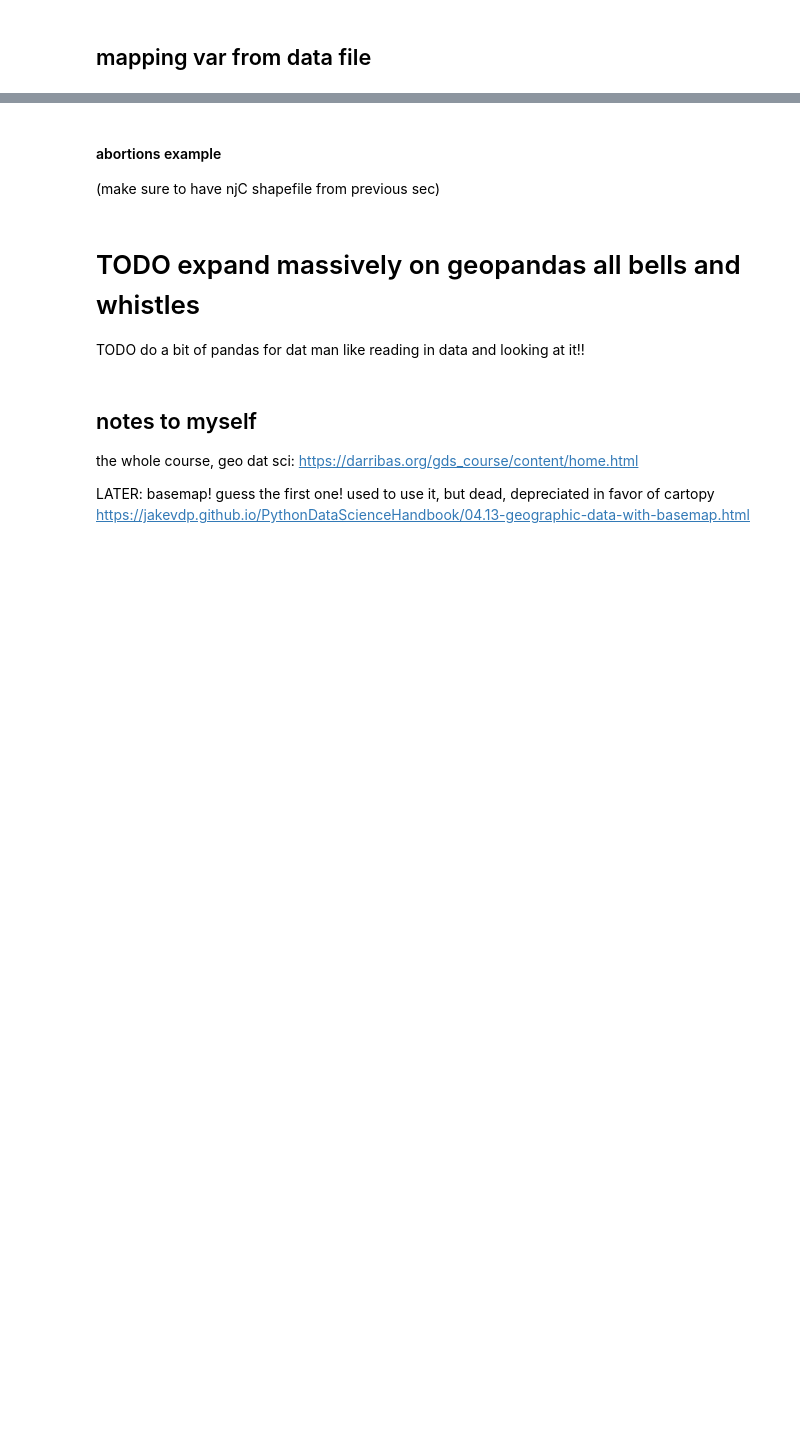
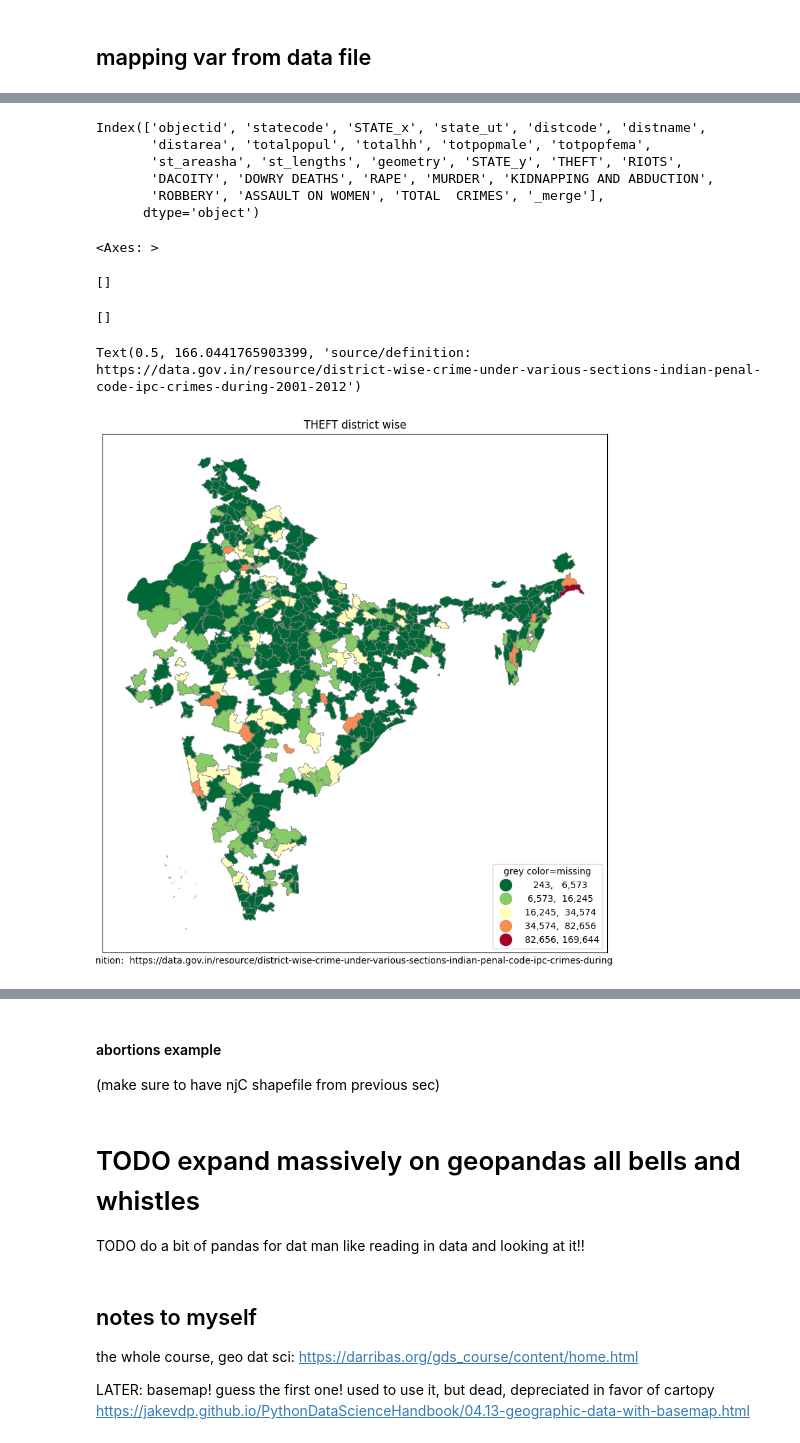
Before and after one commit to HarshGujarathi7/GISTEST, a Jupyter notebook: ps1.ipynb, the cells around one changed output, grey strips where cells are left out. Cells and saved outputs as stored; diff of their text form; code cells hidden in the pictures; blank space fills up the shorter version.

```diff
--- a/ps1.ipynb
+++ b/ps1.ipynb
@@ -159,8 +202,10 @@ ax.set_yticks([]) #kills xticks
 #but we dont have that info in counies shapefile :(
 #so we need to find it elsewhere...and...merge!
 #2nd dataset:  housing prices
-!wget -q -O zillow.csv  https://docs.google.com/uc?id=1Q4tCZT0EfaJP_WGwKcxuPaQ_dDFonW4E&export=download
-zillow=pd.read_csv('zillow.csv')
-zillow.head(3)
-zil1=zillow[['UPPER','Dec 2012']]
-zil1.rename(columns={'UPPER': 'COUNTY'}, inplace=True) #fix col names to match 1st dataset
+#!wget -q -O zillow.csv  https://docs.google.com/uc?id=1Q4tCZT0EfaJP_WGwKcxuPaQ_dDFonW4E&export=download
+crime= pd.read_excel ('https://github.com/HarshGujarathi7/GISTEST/raw/main/District_wise_IPC_crime_reported_INDIA_2001-2012.xlsx')
+#cr1=zillow[['UPPER','Dec 2012']]
+crime.rename(columns= {'DISTRICT' : 'distname'}, inplace=True)
+#crime.rename(columns= {'STATE' : 'statename'}, inplace=True)
+crime.head(3)
+#zil1.rename(columns={'UPPER': 'COUNTY'}, inplace=True) #fix col names to match 1st dataset
@@ -167,5 +217,35 @@ zil1.rename(columns={'UPPER': 'COUNTY'}, inplace=True) #fix col names to match 1
 # %%
 #merge
-njC1 = pd.merge(njC, zil1, on='COUNTY',how='outer',indicator=True)
-njC1[['COUNTY','Dec 2012','POPDEN2010','_merge']] #all good, NEW JERSEY expected not to merge
-njC2 = pd.merge(njC, zil1, on='COUNTY',how='inner',indicator=False)
+#njC1 = pd.merge(njC, zil1, on='COUNTY',how='outer',indicator=True)
+C1 = pd.merge(india, crime, on='distname',how='outer',indicator=True)
+#print(C1.columns)
+#njC1[['COUNTY','Dec 2012','POPDEN2010','_merge']] #all good, NEW JERSEY expected not to merge
+C1[['distname','THEFT','totalpopul','state_ut','geometry','_merge']]
+#njC2 = pd.merge(njC, zil1, on='COUNTY',how='inner',indicator=False)
+C2 = pd.merge(india, crime, on='distname',how='inner',indicator=False)
+# %% [output]
+Index(['objectid', 'statecode', 'STATE_x', 'state_ut', 'distcode', 'distname',
+       'distarea', 'totalpopul', 'totalhh', 'totpopmale', 'totpopfema',
+       'st_areasha', 'st_lengths', 'geometry', 'STATE_y', 'THEFT', 'RIOTS',
+       'DACOITY', 'DOWRY DEATHS', 'RAPE', 'MURDER', 'KIDNAPPING AND ABDUCTION',
+       'ROBBERY', 'ASSAULT ON WOMEN', 'TOTAL  CRIMES', '_merge'],
+      dtype='object')
+# %%
+fig, ax = plt.subplots(1, figsize=(10,12))
+C1.plot(ax=ax,column='THEFT',legend=True,cmap='RdYlGn_r',
+          scheme='natural_breaks',k=5, edgecolor='grey',linewidth=0.5,
+          legend_kwds= {"fmt": "{:,.0f}",'loc':'lower right','markerscale':1.4})
+leg1 = ax.get_legend()
+leg1.set_title('''grey color=missing''')
+ax.title.set_text("THEFT district wise")
+ax.set_xticks([]) #kills xticks
+ax.set_yticks([]) #kills xticks
+ax.set_xlabel('''source/definition:  https://data.gov.in/resource/district-wise-crime-under-various-sections-indian-penal-code-ipc-crimes-during-2001-2012''')
+#plt.savefig('fig.pdf',bbox_inches='tight') #,pad_inches=0.1, dpi=200, transparent=True #eps, jpeg, jpg, pdf, pgf, png, ps, raw, rgba, svg, svgz, tif, tiff
+#files.download('fig.pdf') #note can also right click fig and save image as
+# %% [output]
+<Axes: >
+[]
+[]
+Text(0.5, 166.0441765903399, 'source/definition:  https://data.gov.in/resource/district-wise-crime-under-various-sections-indian-penal-code-ipc-crimes-during-2001-2012')
+[figure, added]
```
Also changed, not shown: parts of 15 cells of this notebook.
